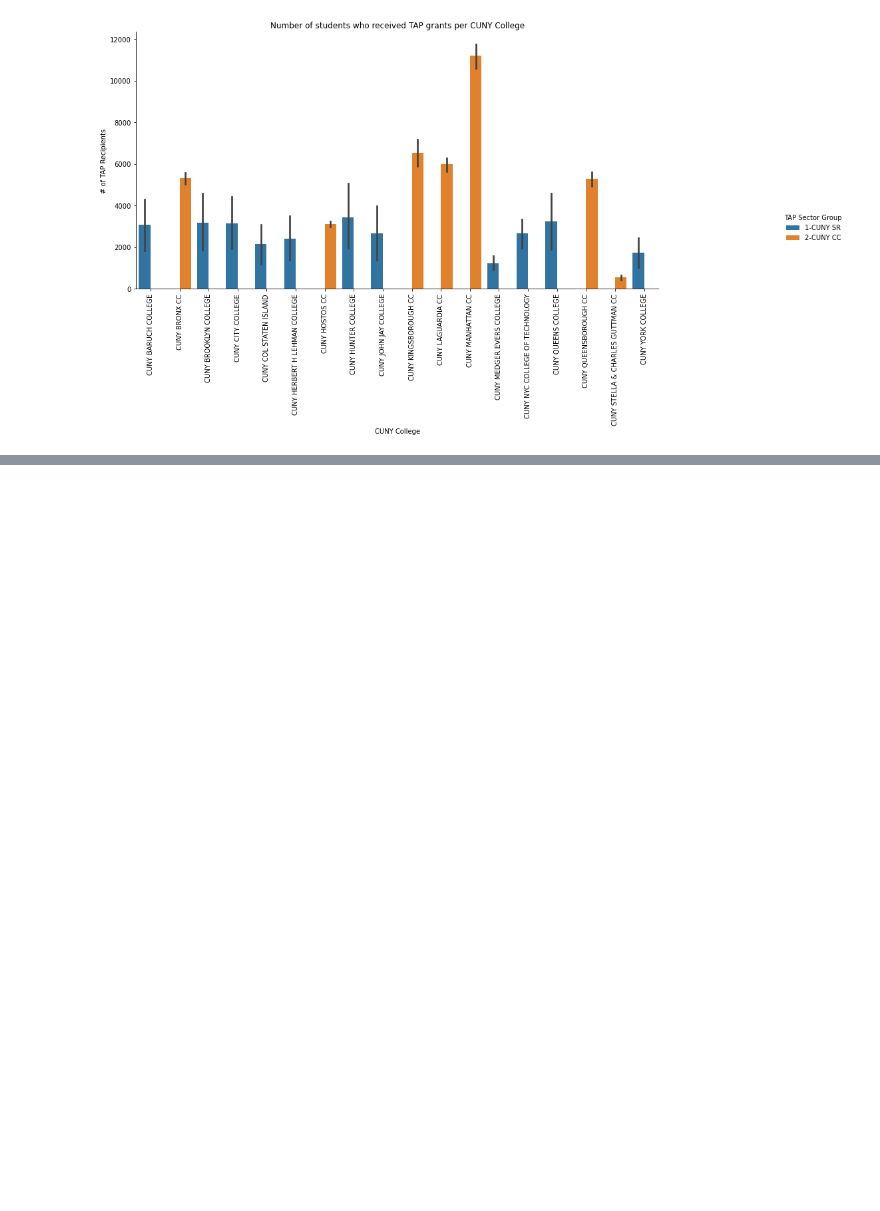
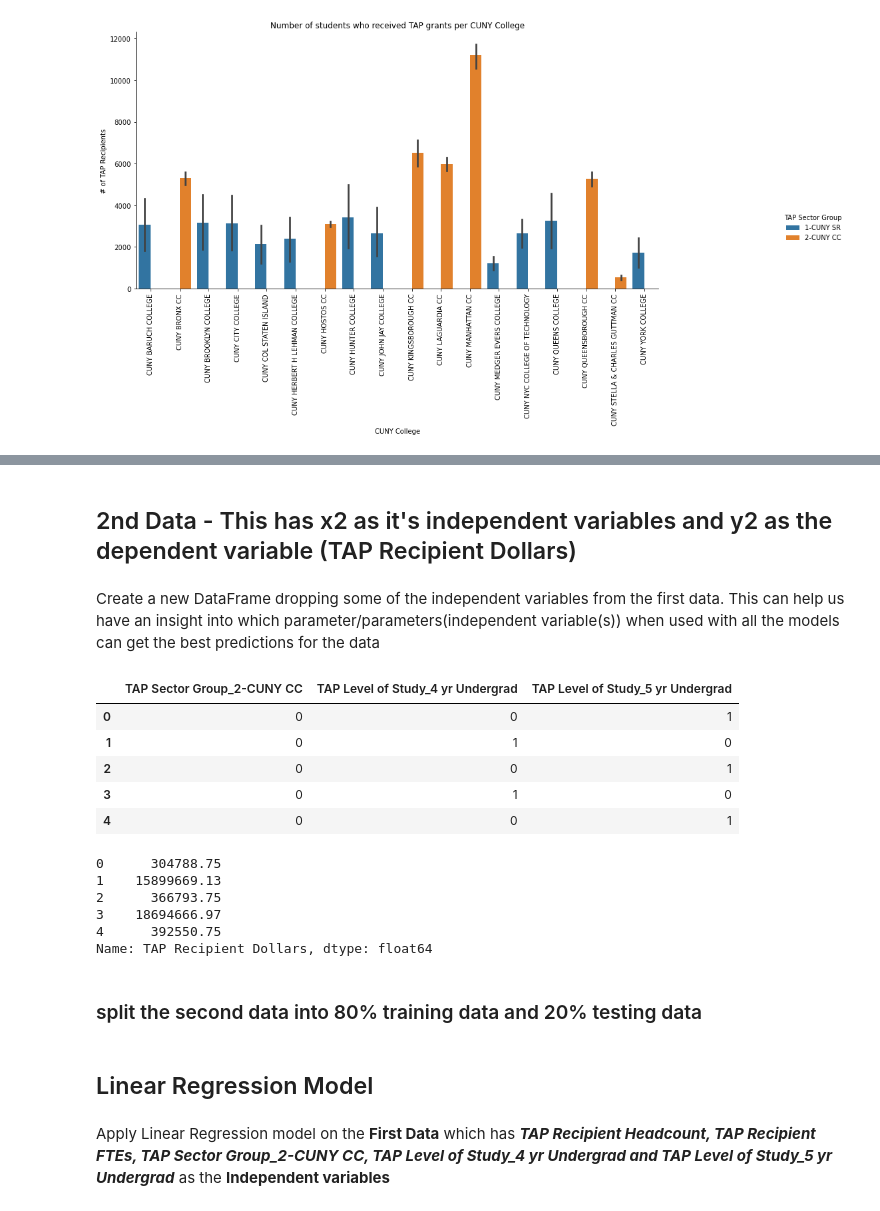
Before and after one commit to agyapongeli77/data-science-project, a Jupyter notebook: Project - MAT 328 Techniques In Data Science.ipynb, the cells around one changed output, grey strips where cells are left out. Saved outputs shown, nothing was run; the diff lists cells and outputs as text; code cells hidden in the pictures; blank space fills up the shorter version.

```diff
--- a/Project - MAT 328 Techniques In Data Science.ipynb
+++ b/Project - MAT 328 Techniques In Data Science.ipynb
@@ -172,0 +245,30 @@ Text(0.5, 6.79999999999999, 'CUNY College')
+# %% [markdown]
+## 2nd Data - This has x2 as it's independent variables and y2 as the dependent variable (TAP Recipient Dollars)
+# %% [markdown]
+Create a new DataFrame dropping some of the independent variables from the first data. This can help us
+have an insight into which parameter/parameters(independent variable(s)) when used with all the models
+can get the best predictions for the data
+# %%
+x2 = cuny_tap_data_new.drop(columns = ["TAP College Name", "Academic Year", "TAP Recipient Dollars",
+                                       "TAP Recipient FTEs", "TAP Recipient Headcount"])
+x2.head()
+# %% [output]
+|  | TAP Sector Group_2-CUNY CC | TAP Level of Study_4 yr Undergrad | TAP Level of Study_5 yr Undergrad |
+| 0 | 0 | 0 | 1 |
+| 1 | 0 | 1 | 0 |
+| 2 | 0 | 0 | 1 |
+| 3 | 0 | 1 | 0 |
+| 4 | 0 | 0 | 1 |
+# %%
+# create a new Series of the dependent variable
+y2 = cuny_tap_data_new["TAP Recipient Dollars"]
+y2.head()
+# %% [output]
+0      304788.75
+1    15899669.13
+2      366793.75
+3    18694666.97
+4      392550.75
+Name: TAP Recipient Dollars, dtype: float64
+# %% [markdown]
+### split the second data into 80% training data and 20% testing data
@@ -172,0 +277,4 @@ Text(0.5, 6.79999999999999, 'CUNY College')
+# %% [markdown]
+## Linear Regression Model
+# %% [markdown]
+Apply Linear Regression model on the **First Data** which has ***TAP Recipient Headcount, TAP Recipient FTEs, TAP Sector Group_2-CUNY CC, TAP Level of Study_4 yr Undergrad and TAP Level of Study_5 yr Undergrad*** as the **Independent variables**
```
Also changed, not shown: parts of 40 cells of this notebook.
